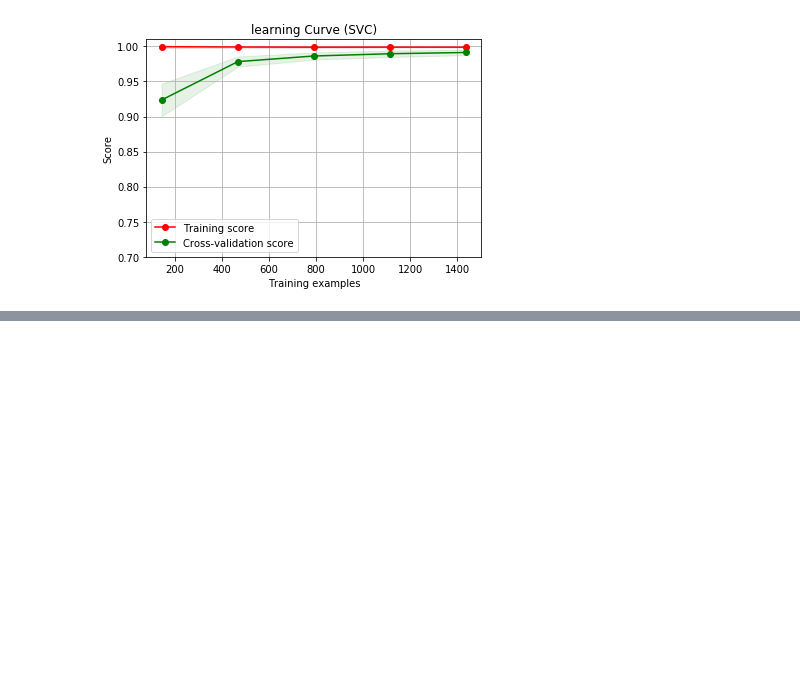
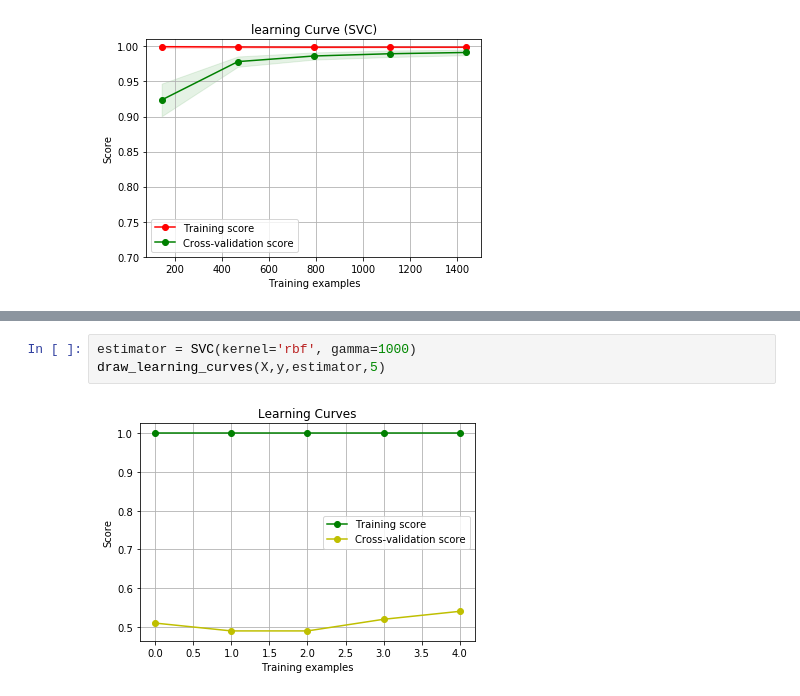
Before and after one commit to divaymohan/Easy-Data-Science, a Jupyter notebook: PlotingLearningCurve/plotingLearningCurve.ipynb, the cells around one changed output, grey strips where cells are left out. Saved outputs shown, nothing was run; the diff lists cells and outputs as text; blank space fills up the shorter version.

```diff
--- a/PlotingLearningCurve/plotingLearningCurve.ipynb
+++ b/PlotingLearningCurve/plotingLearningCurve.ipynb
@@ -115,0 +177,5 @@ plt.show()
+# %%
+estimator = SVC(kernel='rbf', gamma=1000)
+draw_learning_curves(X,y,estimator,5)
+# %% [output]
+[figure, added]
```
Also changed, not shown: parts of 10 cells of this notebook, 1 other file.
